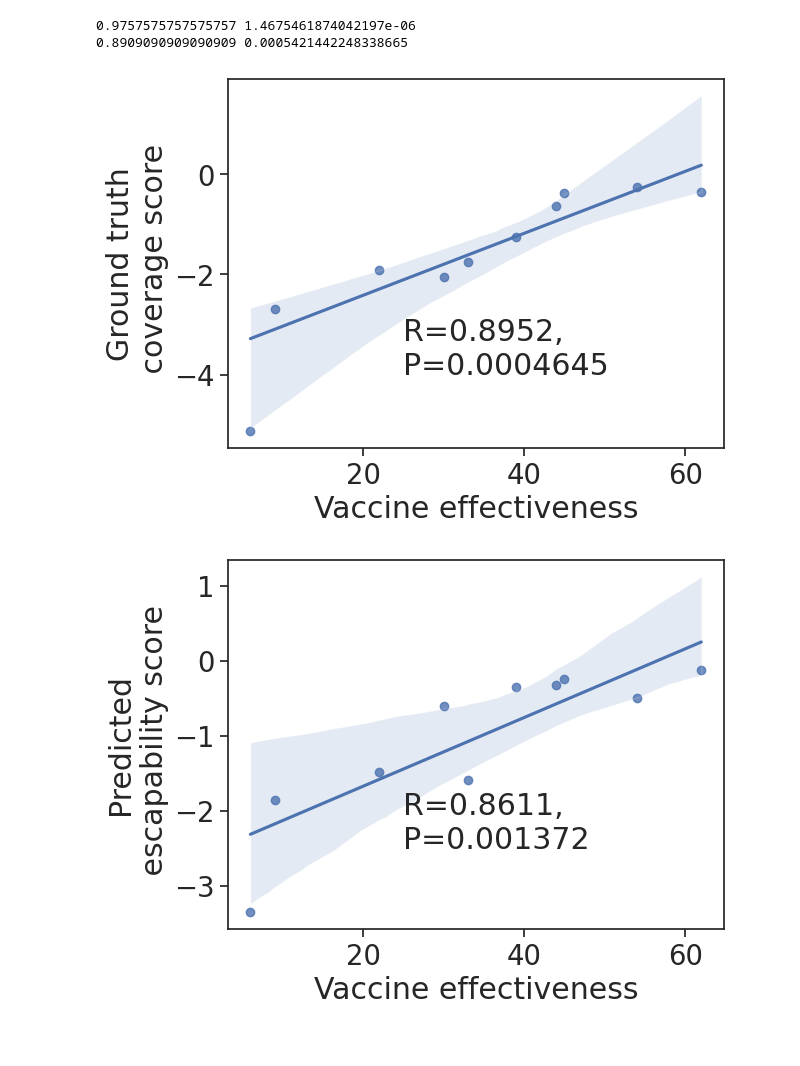
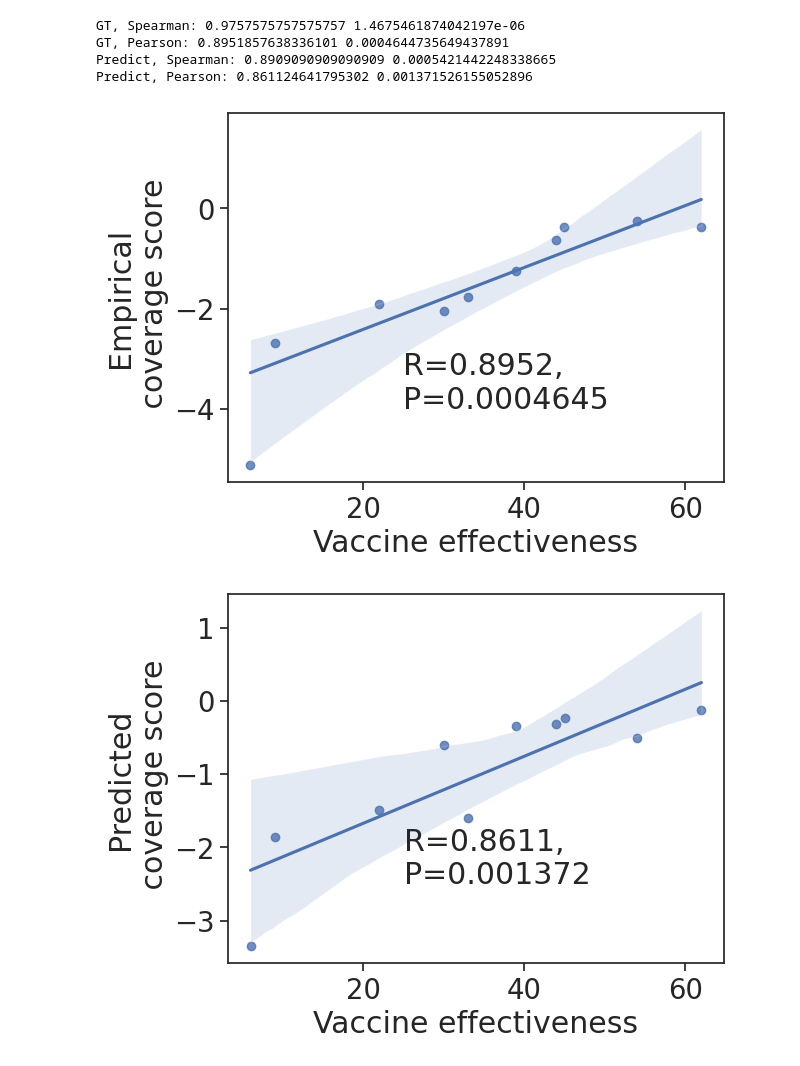
Before and after one commit to wxsh1213/vaxseer, a Jupyter notebook: evaluation/jupyter_notebooks_figs/Fig2a_vaccine_effectiveness.ipynb, the cells around one changed output. Saved outputs shown, nothing was run; the diff lists cells and outputs as text; code cells hidden in the pictures.

```diff
--- a/evaluation/jupyter_notebooks_figs/Fig2a_vaccine_effectiveness.ipynb
+++ b/evaluation/jupyter_notebooks_figs/Fig2a_vaccine_effectiveness.ipynb
@@ -7,22 +7,3 @@ from scipy import stats
 from Bio import SeqIO
 import seaborn as sns
 import matplotlib.pyplot as plt
-# %%
-month="02"
-coverage_threshold = 0.40
-
-subtype_year2result = dict()
-
-for subtype in ("h3n2", "h1n1"):
-    year2result = dict()
-    for year in range(2012, 2021):
-        vaccine_scores_path = "../../runs/pipeline/%d-%s/a_%s/vaccine_set=who___virus_set=%d-%s-%d-%s/vaccine_scores" % (year, month, subtype, year-3, month, year, month)
-        if not os.path.exists(vaccine_scores_path):
-            continue
-        for file in os.listdir(vaccine_scores_path):
-            if file == "prob=weight_loss_by_count_lightning_logs_version_0___hi=max_steps_150k":
-                if os.path.exists(os.path.join(vaccine_scores_path, file, "vaccine_score_and_gt.csv")):
-                    our_model = (pd.read_csv(os.path.join(vaccine_scores_path, file, "vaccine_score_and_gt.csv")))
-                    year2result[year] = our_model
-
-    subtype_year2result[subtype] = year2result
@@ -71,6 +71,7 @@ ref_vaccine_scores = []
 ref_ve = []
 ref_source = []
 ref_subtype = []
+year_array = []
 
 for subtype in ("h3n2", "h1n1"):
 
@@ -104,72 +105,67 @@ for subtype in ("h3n2", "h1n1"):
                     ref_ve.append(effectiveness)
                     ref_source.append("Prediction")
                     ref_subtype.append(subtype)
+                    year_array.append(year)
 
                 ref_vaccine_score_gt = [x  for x in ref_vaccine_score_gt if not np.isnan(x)]
                 if len(ref_vaccine_score_gt) > 0:
-#                     ref_vaccine_scores.append(sum(ref_vaccine_score_gt) / len(ref_vaccine_score_gt))
                     ref_vaccine_scores.append(np.median(ref_vaccine_score_gt))
                     ref_ve.append(effectiveness)
                     ref_source.append("Ground truth")
                     ref_subtype.append(subtype)
+                    year_array.append(year)
 # %%
-
-
 ref_vaccine_scores = np.asarray(ref_vaccine_scores)
 
 d = {'vaccine effectiveness': ref_ve,
      'escapability score': - ref_vaccine_scores,
-     'subtype': ["A/%s" % x.upper() for x in ref_subtype], '': ref_source}
+     'subtype': ["A/%s" % x.upper() for x in ref_subtype], '': ref_source, "year": year_array}
 res = pd.DataFrame(data=d)
-
-# print(res)
 
 sns.set(font_scale=1.8, style="ticks")
 
 gt_spearman_rank, gt_pvalue = stats.spearmanr(res[res[""] == "Ground truth"]["escapability score"], res[res[""] == "Ground truth"]["vaccine effectiveness"])
 gt_pearsonr, gt_pvalue_pearson = stats.pearsonr(res[res[""] == "Ground truth"]["escapability score"], res[res[""] == "Ground truth"]["vaccine effectiveness"])
 
-
-print(gt_spearman_rank, gt_pvalue)
+print("GT, Spearman:", gt_spearman_rank, gt_pvalue)
+print("GT, Pearson:", gt_pearsonr, gt_pvalue_pearson)
 
 pred_spearman_rank, pred_pvalue = stats.spearmanr(res[res[""] == "Prediction"]["escapability score"], res[res[""] == "Prediction"]["vaccine effectiveness"])
 pred_pearsonr, pred_pvalue_pearson = stats.pearsonr(res[res[""] == "Prediction"]["escapability score"], res[res[""] == "Prediction"]["vaccine effectiveness"])
 
-
-print(pred_spearman_rank, pred_pvalue)
+print("Predict, Spearman:", pred_spearman_rank, pred_pvalue)
+print("Predict, Pearson:", pred_pearsonr, pred_pvalue_pearson)
 
 # Ground-truth score & VE
 ax = sns.regplot(y = "escapability score", x = "vaccine effectiveness",# , "x"
            data = res[res[""] == "Ground truth"], robust=True, ci=95) # ci = 95) # , ci=95
 ax.text(25, -4.0, "R=%.4lf, \nP=%.4g" % (gt_pearsonr, gt_pvalue_pearson))
-ax.set_ylabel("Ground truth\n coverage score")
+ax.set_ylabel("Empirical\n coverage score")
 ax.set_xlabel("Vaccine effectiveness")
-
-# print(ax.get_lines()[0].get_ydata())
-# print(ax.get_lines()[0].get_xdata())
 
 gt_fitline_ys = ax.get_lines()[0].get_ydata()
 gt_fitline_xs = ax.get_lines()[0].get_xdata()
 
 # plt.savefig("figs/ve_%s_gt.pdf" % subtype, format='pdf', bbox_inches='tight')
 plt.show()
 
-
 # Predicted scores & VE
 ax = sns.regplot(y = "escapability score", x = "vaccine effectiveness",# , "x"
            data = res[res[""] == "Prediction"], robust=True, ci=95) # ci = 95) # , ci=95
 ax.text(25, -2.5, "R=%.4lf, \nP=%.4g" % (pred_pearsonr, pred_pvalue_pearson))
 
-ax.set_ylabel("Predicted\n escapability score")
+ax.set_ylabel("Predicted\n coverage score")
 ax.set_xlabel("Vaccine effectiveness")
 
 pred_fitline_ys = ax.get_lines()[0].get_ydata()
 pred_fitline_xs = ax.get_lines()[0].get_xdata()
 
 # plt.savefig("figs/ve_%s_predicted.pdf" % subtype, format='pdf', bbox_inches='tight')
 plt.show()
 # %% [output]
-0.9757575757575757 1.4675461874042197e-06
-0.8909090909090909 0.0005421442248338665
+GT, Spearman: 0.9757575757575757 1.4675461874042197e-06
+GT, Pearson: 0.8951857638336101 0.0004644735649437891
+Predict, Spearman: 0.8909090909090909 0.0005421442248338665
+Predict, Pearson: 0.861124641795302 0.001371526155052896
-[figure, old version]
+[figure, new version]
-[figure, old version]
+[figure, new version]
```
Also changed, not shown: parts of 22 cells of this notebook.
